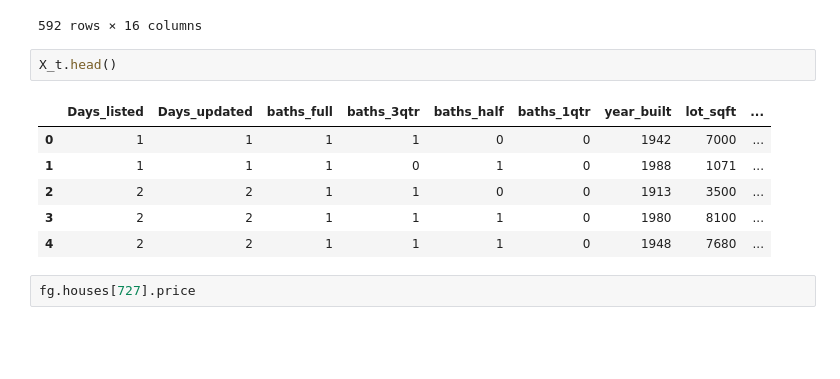
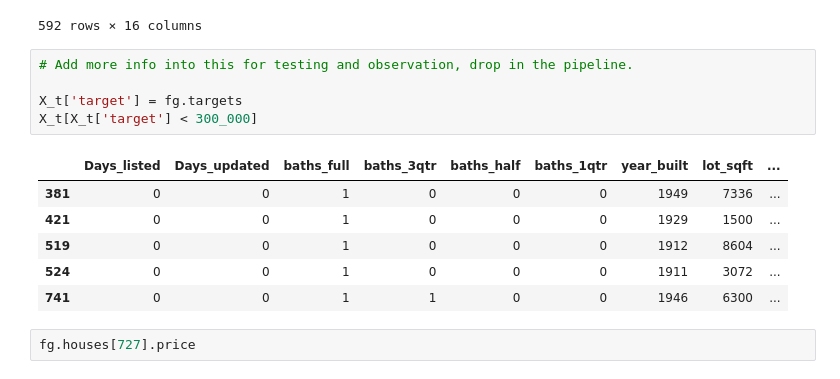
Before and after one commit to AndrewCoogan/BHU, a Jupyter notebook: Housing API Playground.ipynb, the cells around one changed output. Saved outputs shown, nothing was run; the diff lists cells and outputs as text; blank space fills up the shorter version.

```diff
--- a/Housing API Playground.ipynb
+++ b/Housing API Playground.ipynb
@@ -103,15 +117,18 @@ X_t[X_t['lot_sqft'] > 5_000].sort_values('lot_sqft')
 | 375 | 0 | 19 | 1 | 1 | 1 | 0 | 1995 | 43560 | ... |
 | 727 | 0 | 55 | 1 | 2 | 1 | 0 | 1970 | 72222 | ... |
 592 rows × 16 columns
-# %%
-X_t.head()
-# %% [output]
-|  | Days_listed | Days_updated | baths_full | baths_3qtr | baths_half | baths_1qtr | year_built | lot_sqft | ... |
-| 0 | 1 | 1 | 1 | 1 | 0 | 0 | 1942 | 7000 | ... |
-| 1 | 1 | 1 | 1 | 0 | 1 | 0 | 1988 | 1071 | ... |
-| 2 | 2 | 2 | 1 | 1 | 0 | 0 | 1913 | 3500 | ... |
-| 3 | 2 | 2 | 1 | 1 | 1 | 0 | 1980 | 8100 | ... |
-| 4 | 2 | 2 | 1 | 1 | 1 | 0 | 1948 | 7680 | ... |
+# %%
+# Add more info into this for testing and observation, drop in the pipeline.
+
+X_t['target'] = fg.targets
+X_t[X_t['target'] < 300_000]
+# %% [output]
+|  | Days_listed | Days_updated | baths_full | baths_3qtr | baths_half | baths_1qtr | year_built | lot_sqft | ... |
+| 381 | 0 | 0 | 1 | 0 | 0 | 0 | 1949 | 7336 | ... |
+| 421 | 0 | 0 | 1 | 0 | 0 | 0 | 1929 | 1500 | ... |
+| 519 | 0 | 0 | 1 | 0 | 0 | 0 | 1912 | 8604 | ... |
+| 524 | 0 | 0 | 1 | 0 | 0 | 0 | 1911 | 3072 | ... |
+| 741 | 0 | 0 | 1 | 1 | 0 | 0 | 1946 | 6300 | ... |
 # %%
 fg.houses[727].price
 # %% [output]
```
Also changed, not shown: parts of 7 cells of this notebook.
